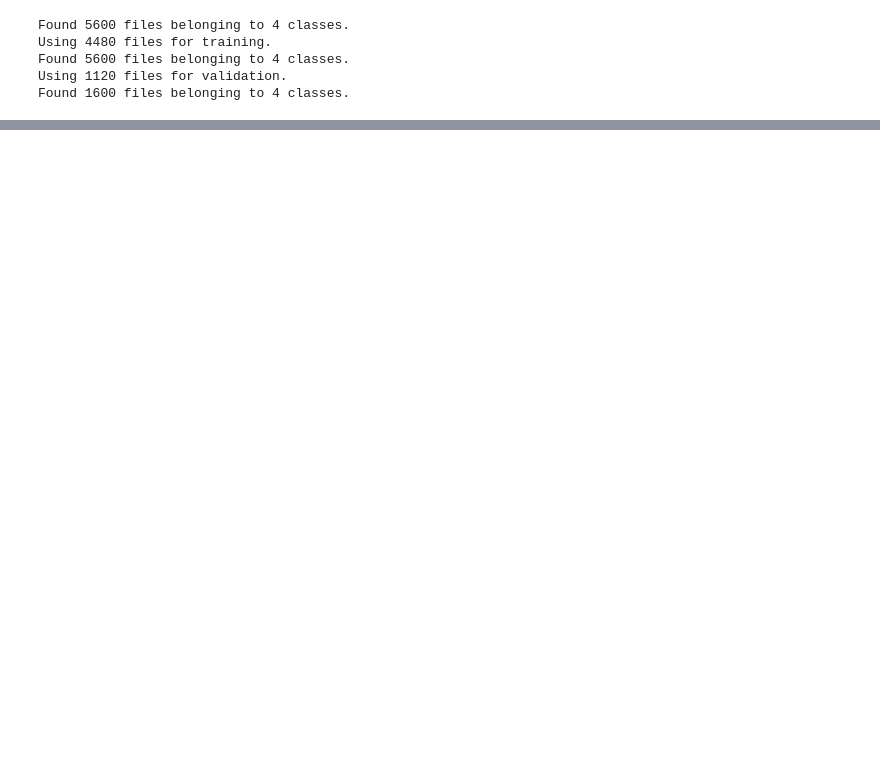
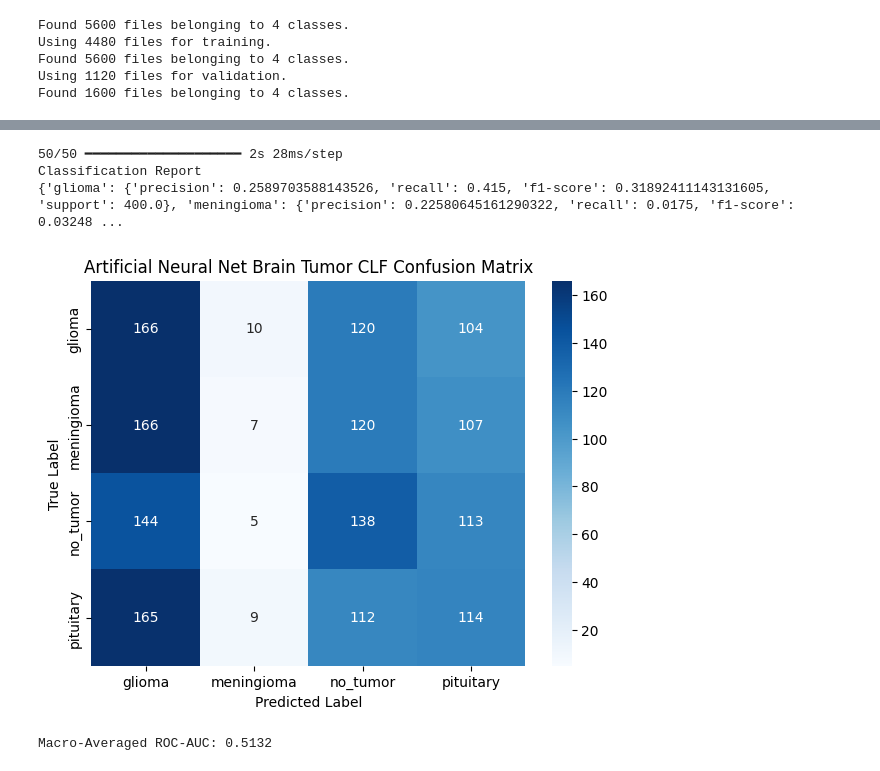
Before and after one commit to CodeTesco/Brain-Tumor-Classification, a Jupyter notebook: neural-network.ipynb, the cells around one changed output, grey strips where cells are left out. Saved outputs shown, nothing was run; the diff lists cells and outputs as text; code cells hidden in the pictures; blank space fills up the shorter version.

Commit message:
started neural network implementation

```diff
--- a/neural-network.ipynb
+++ b/neural-network.ipynb
@@ -33,0 +99,45 @@ train.take(1)
+# %%
+from sklearn.metrics import confusion_matrix
+import matplotlib.pyplot as plt
+import seaborn as sns
+
+def plot_cm(y_test, y_pred, model_name):
+    cm = confusion_matrix(y_test, y_pred)
+
+    plt.figure(figsize=(7, 5))
+    sns.heatmap(cm, annot=True, fmt='d', cmap='Blues',
+                xticklabels=target_names, yticklabels=target_names)
+    plt.xlabel('Predicted Label')
+    plt.ylabel('True Label')
+    plt.title(f'{model_name} Brain Tumor CLF Confusion Matrix')
+    plt.show()
+# %%
+import numpy as np
+import pandas as pd
+from sklearn.metrics import classification_report, roc_auc_score
+
+y_true = np.concatenate([y for x, y in test], axis=0)
+y_prob = model.predict(test)
+y_pred = np.argmax(y_prob, axis=1)
+
+target_names = ['glioma', 'meningioma', 'no_tumor', 'pituitary']
+report_dict = classification_report(y_true, y_pred, target_names=target_names, digits=4, output_dict=True)
+print("Classification Report")
+print(report_dict)
+
+plot_cm(y_true, y_pred, "Artificial Neural Net")
+
+auc = roc_auc_score(y_true, y_prob, multi_class="ovr", average="macro")
+print(f"Macro-Averaged ROC-AUC: {auc:.4f}")
+
+report_dict['roc_auc'] = {'macro_avg_score': auc}
+df_report = pd.DataFrame(report_dict).transpose()
+output_dir = base_dir / "results" / "artificial_neural_network_results.csv"
+
+df_report.to_csv(output_dir)
+# %% [output]
+50/50 ━━━━━━━━━━━━━━━━━━━━ 2s 28ms/step
+Classification Report
+{'glioma': {'precision': 0.2589703588143526, 'recall': 0.415, 'f1-score': 0.31892411143131605, 'support': 400.0}, 'meningioma': {'precision': 0.22580645161290322, 'recall': 0.0175, 'f1-score': 0.03248 ...
+[figure, added]
+Macro-Averaged ROC-AUC: 0.5132
```
Also changed, not shown: parts of 2 cells of this notebook, 8 other files.
